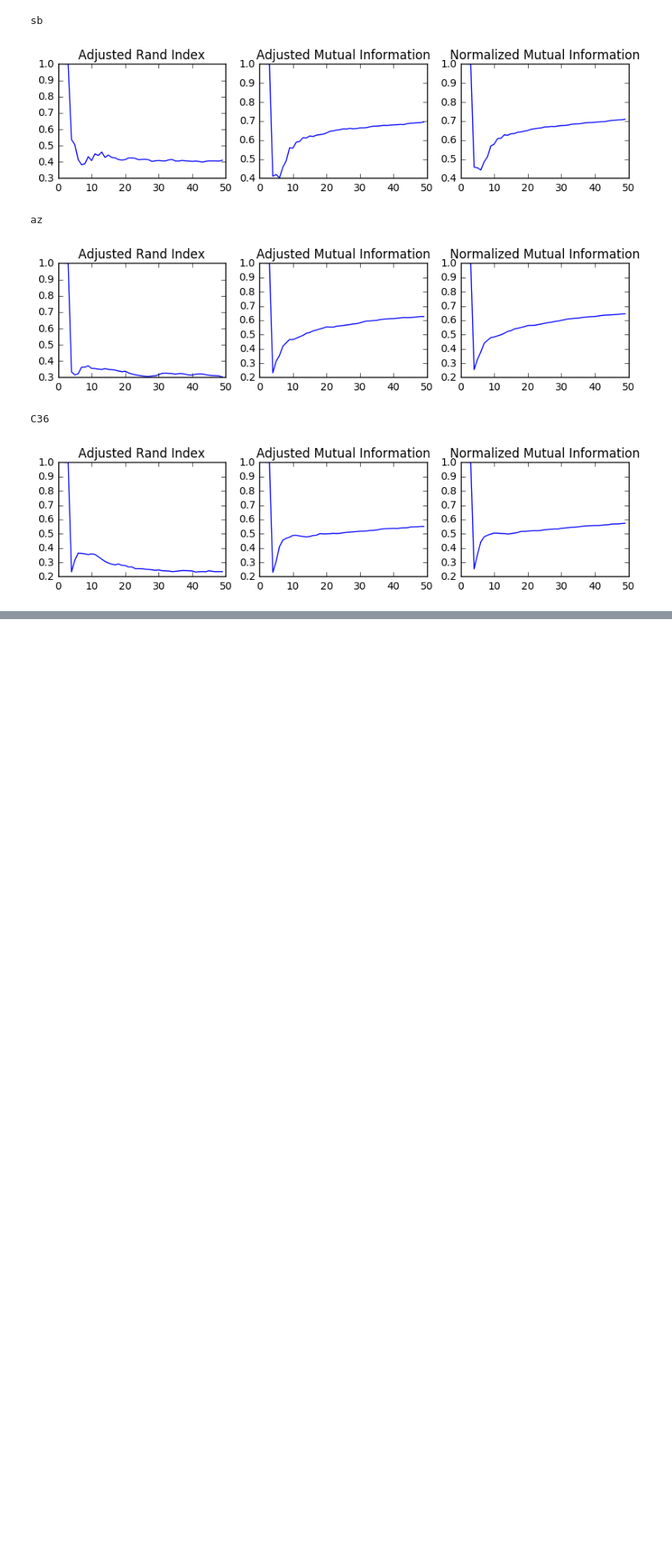
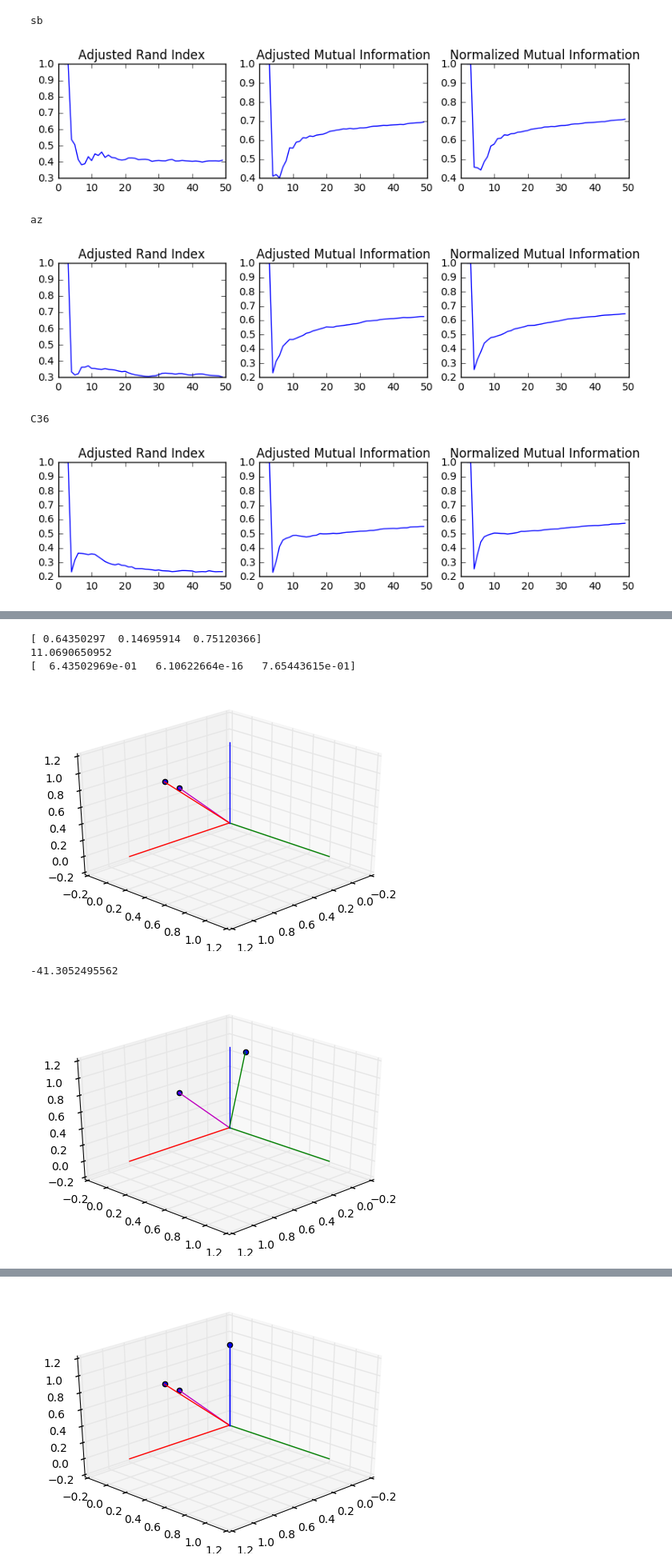
Before and after one commit to melanieganz/5HT_clustering, a Jupyter notebook: clustering_analysis.ipynb, the cells around one changed output, grey strips where cells are left out. Shown at 80% size. Cells and saved outputs as stored; diff of their text form; code cells hidden in the pictures; blank space fills up the shorter version.

```diff
--- a/clustering_analysis.ipynb
+++ b/clustering_analysis.ipynb
@@ -634,0 +716,79 @@ Reading 20480 faces and 10242 vertices.
+# %%
+# Testing rotations
+
+v=np.random.normal(size=3)
+v=mu.normv(v)
+v=np.array([0.72153253,0.50796363,-0.47049311])
+print(v)
+
+vx=np.array([1.,0.,0.])
+vy=np.array([0.,1.,0.])
+vz=np.array([0.,0.,1.])
+
+# Rotate along y
+rx=mu.vec_angle(vz,np.array([0,v[1],v[2]]))
+if v[1]<0:
+    rx=-rx
+print(rx)
+
+print(rx*180/np.pi)
+vrx=mu.rotate3d(v,rx,axis=0,compute=True)
+print(vrx)
+
+fig = matplotlib.pyplot.figure()
+h  = fig.add_subplot(111, projection = '3d')
+h.scatter(v[0],v[1],v[2])
+h.plot([0,v[0]],[0,v[1]],[0,v[2]], color = 'm')
+h.plot([0,vx[0]],[0,vx[1]],[0,vx[2]], color = 'r')
+h.plot([0,vy[0]],[0,vy[1]],[0,vy[2]], color = 'g')
+h.plot([0,vz[0]],[0,vz[1]],[0,vz[2]], color = 'b')
+h.scatter(vrx[0],vrx[1],vrx[2])
+h.plot([0,vrx[0]],[0,vrx[1]],[0,vrx[2]], color = 'r')
+h.view_init(30, 45)
+matplotlib.pyplot.show()
+
+# Rotate along y
+ry=-mu.vec_angle(vz,v)
+print(ry*180/np.pi)
+vry=mu.rotate3d(v,ry,axis=1,compute=True)
+
+fig = matplotlib.pyplot.figure()
+h  = fig.add_subplot(111, projection = '3d')
+h.scatter(v[0],v[1],v[2])
+h.plot([0,v[0]],[0,v[1]],[0,v[2]], color = 'm')
+h.plot([0,vx[0]],[0,vx[1]],[0,vx[2]], color = 'r')
+h.plot([0,vy[0]],[0,vy[1]],[0,vy[2]], color = 'g')
+h.plot([0,vz[0]],[0,vz[1]],[0,vz[2]], color = 'b')
+h.scatter(vry[0],vry[1],vry[2])
+h.plot([0,vry[0]],[0,vry[1]],[0,vry[2]], color = 'g')
+h.view_init(30, 45)
+matplotlib.pyplot.show()
+
+# Rotate along y
+ry=mu.vec_angle(vz,vrx)
+if vrx[0]>0:
+    ry=-ry
+print(ry*180/np.pi)
+vry=mu.rotate3d(vrx,ry,axis=1,compute=True)
+print(vry)
+
+fig = matplotlib.pyplot.figure()
+h  = fig.add_subplot(111, projection = '3d')
+h.scatter(v[0],v[1],v[2])
+h.plot([0,v[0]],[0,v[1]],[0,v[2]], color = 'm')
+h.plot([0,vx[0]],[0,vx[1]],[0,vx[2]], color = 'r')
+h.plot([0,vy[0]],[0,vy[1]],[0,vy[2]], color = 'g')
+h.plot([0,vz[0]],[0,vz[1]],[0,vz[2]], color = 'b')
+h.scatter(vrx[0],vrx[1],vrx[2])
+h.plot([0,vrx[0]],[0,vrx[1]],[0,vrx[2]], color = 'r')
+h.scatter(vry[0],vry[1],vry[2])
+h.plot([0,vry[0]],[0,vry[1]],[0,vry[2]], color = 'b')
+h.view_init(30, 45)
+matplotlib.pyplot.show()
+# %% [output]
+[ 0.64350297  0.14695914  0.75120366]
+11.0690650952
+[  6.43502969e-01   6.10622664e-16   7.65443615e-01]
+[figure, added]
+-41.3052495562
+[figure, added]
@@ -634,0 +797 @@ Reading 20480 faces and 10242 vertices.
+[figure, added]
```
Also changed, not shown: parts of 21 cells of this notebook, 13 other files.
